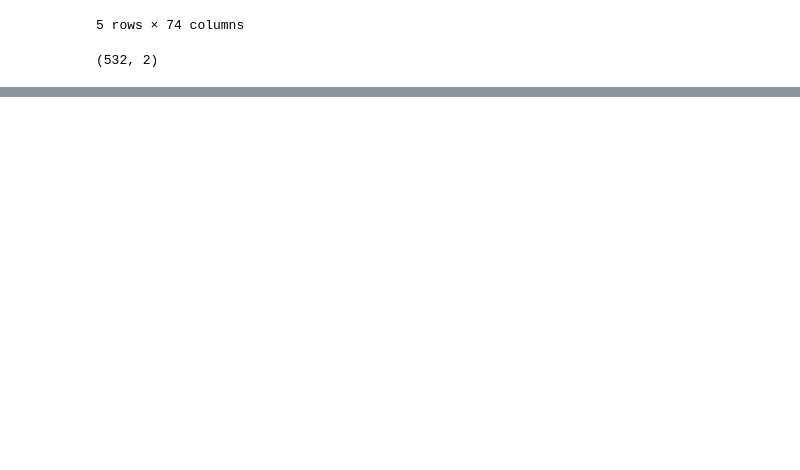
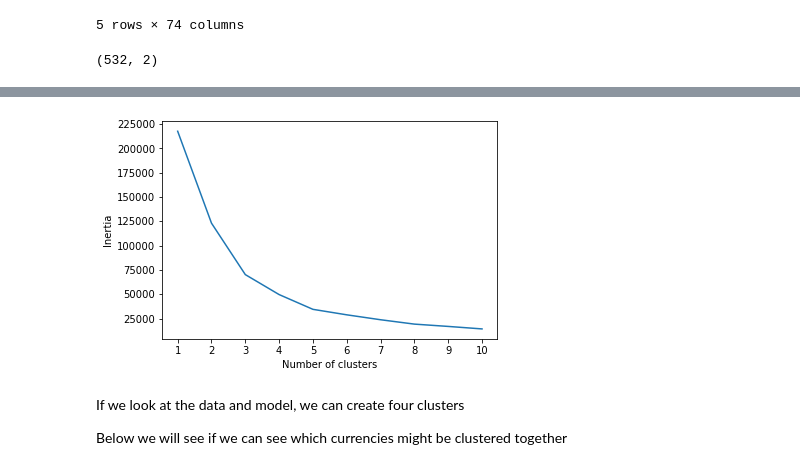
Before and after one commit to kentyjorge/cryptocurrency, a Jupyter notebook: cryptomodel.ipynb, the cells around one changed output, grey strips where cells are left out. Saved outputs shown, nothing was run; the diff lists cells and outputs as text; code cells hidden in the pictures; blank space fills up the shorter version.

```diff
--- a/cryptomodel.ipynb
+++ b/cryptomodel.ipynb
@@ -153,0 +164,14 @@ plt.show()
+# %%
+inertia = []
+k = list(range(1, 11))
+
+# Looking for the best k
+for i in k:
+    km = KMeans(n_clusters=i, random_state=0)
+    km.fit(crypto)
+    inertia.append(km.inertia_)
+
+# Define a DataFrame to plot the Elbow Curve using hvPlot
+elbow_data = {"k": k, "inertia": inertia}
+df_elbow = pd.DataFrame(elbow_data)
+df_elbow.head()
@@ -153,0 +185,12 @@ plt.show()
+# %%
+plt.plot(df_elbow['k'], df_elbow['inertia'])
+plt.xticks(range(1,11))
+plt.xlabel('Number of clusters')
+plt.ylabel('Inertia')
+plt.show()
+# %% [output]
+[figure, added]
+# %% [markdown]
+If we look at the data and model, we can create four clusters
+
+Below we will see if we can see which currencies might be clustered together
```
Also changed, not shown: parts of 19 cells of this notebook.
